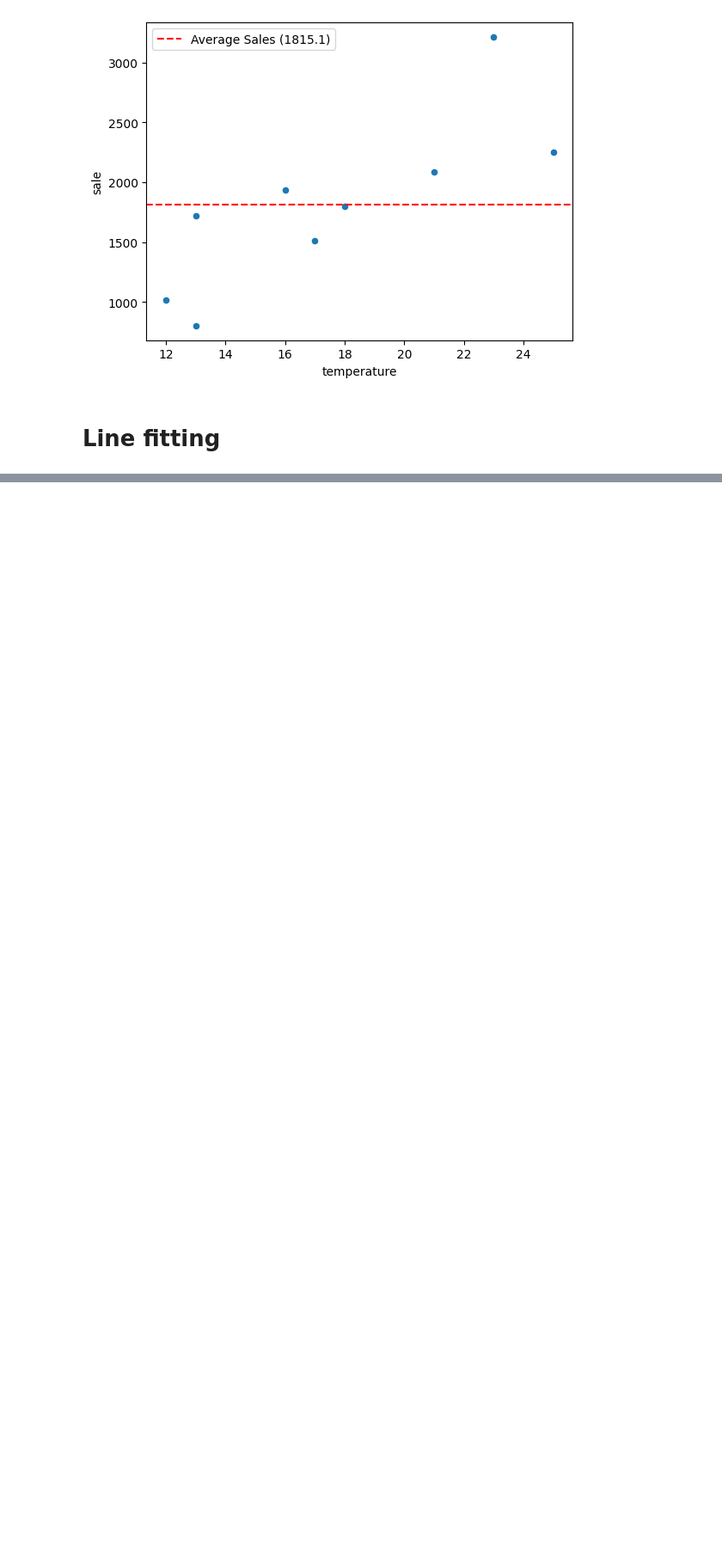
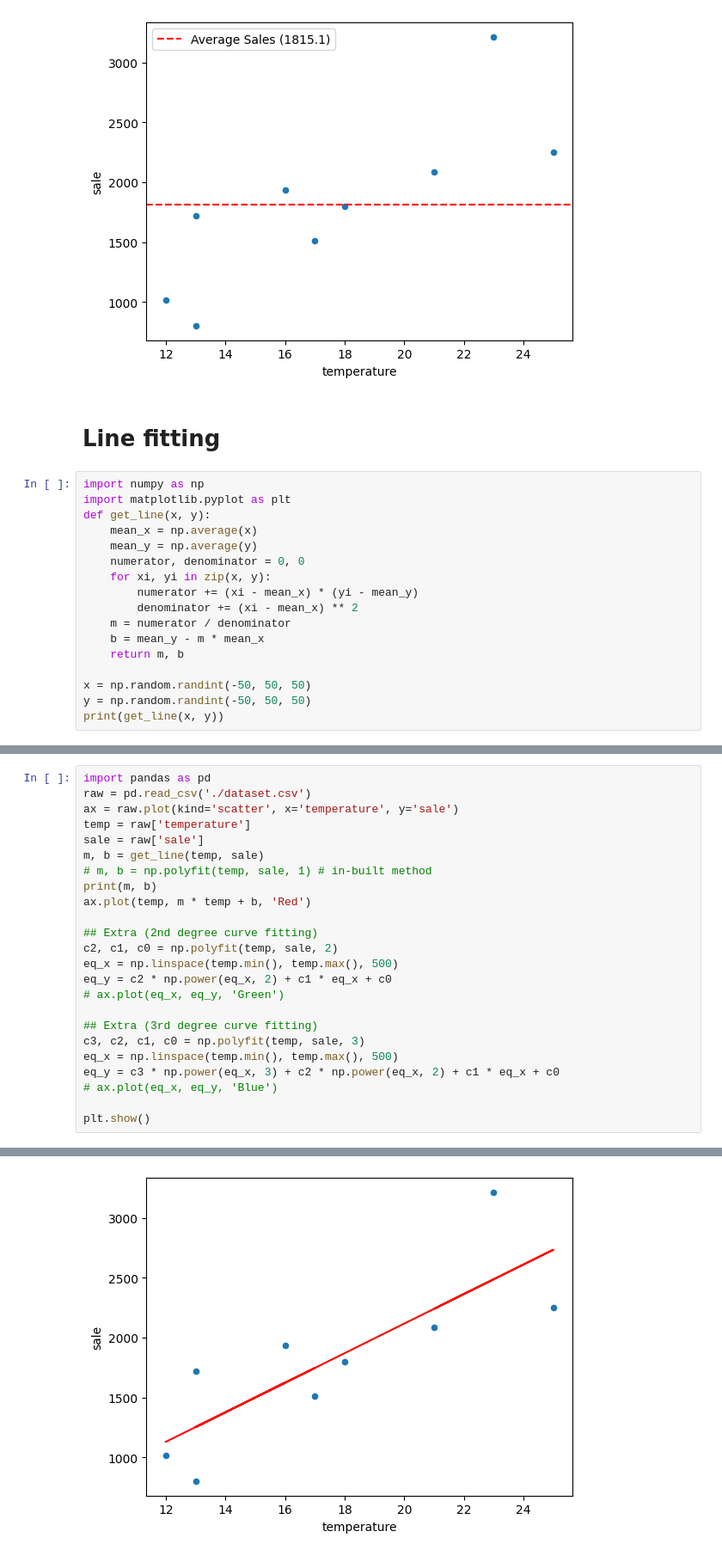
Before and after one commit to SajagAcharyaMasters/CC7182NI-Classes, a Jupyter notebook: stats intro/data association.ipynb, the cells around one changed output, grey strips where cells are left out. Shown at 86% size. Drawn from its saved outputs; the diff is of its cells as text; blank space fills up the shorter version.

```diff
--- a/stats intro/data association.ipynb
+++ b/stats intro/data association.ipynb
@@ -61,3 +61,20 @@ plt.show()
 [figure]
 # %% [markdown]
 # Line fitting
+# %%
+import numpy as np
+import matplotlib.pyplot as plt
+def get_line(x, y):
+    mean_x = np.average(x)
+    mean_y = np.average(y)
+    numerator, denominator = 0, 0
+    for xi, yi in zip(x, y):
+        numerator += (xi - mean_x) * (yi - mean_y)
+        denominator += (xi - mean_x) ** 2
+    m = numerator / denominator
+    b = mean_y - m * mean_x
+    return m, b
+
+x = np.random.randint(-50, 50, 50)
+y = np.random.randint(-50, 50, 50)
+print(get_line(x, y))
@@ -63,0 +83,25 @@ plt.show()
+# %%
+import pandas as pd
+raw = pd.read_csv('./dataset.csv')
+ax = raw.plot(kind='scatter', x='temperature', y='sale')
+temp = raw['temperature']
+sale = raw['sale']
+m, b = get_line(temp, sale)
+# m, b = np.polyfit(temp, sale, 1) # in-built method
+print(m, b)
+ax.plot(temp, m * temp + b, 'Red')
+
+## Extra (2nd degree curve fitting)
+c2, c1, c0 = np.polyfit(temp, sale, 2)
+eq_x = np.linspace(temp.min(), temp.max(), 500)
+eq_y = c2 * np.power(eq_x, 2) + c1 * eq_x + c0
+# ax.plot(eq_x, eq_y, 'Green')
+
+## Extra (3rd degree curve fitting)
+c3, c2, c1, c0 = np.polyfit(temp, sale, 3)
+eq_x = np.linspace(temp.min(), temp.max(), 500)
+eq_y = c3 * np.power(eq_x, 3) + c2 * np.power(eq_x, 2) + c1 * eq_x + c0
+# ax.plot(eq_x, eq_y, 'Blue')
+
+plt.show()
+# %% [output]
@@ -63,0 +109 @@ plt.show()
+[figure, added]
```
Also changed, not shown: parts of 2 cells of this notebook.
